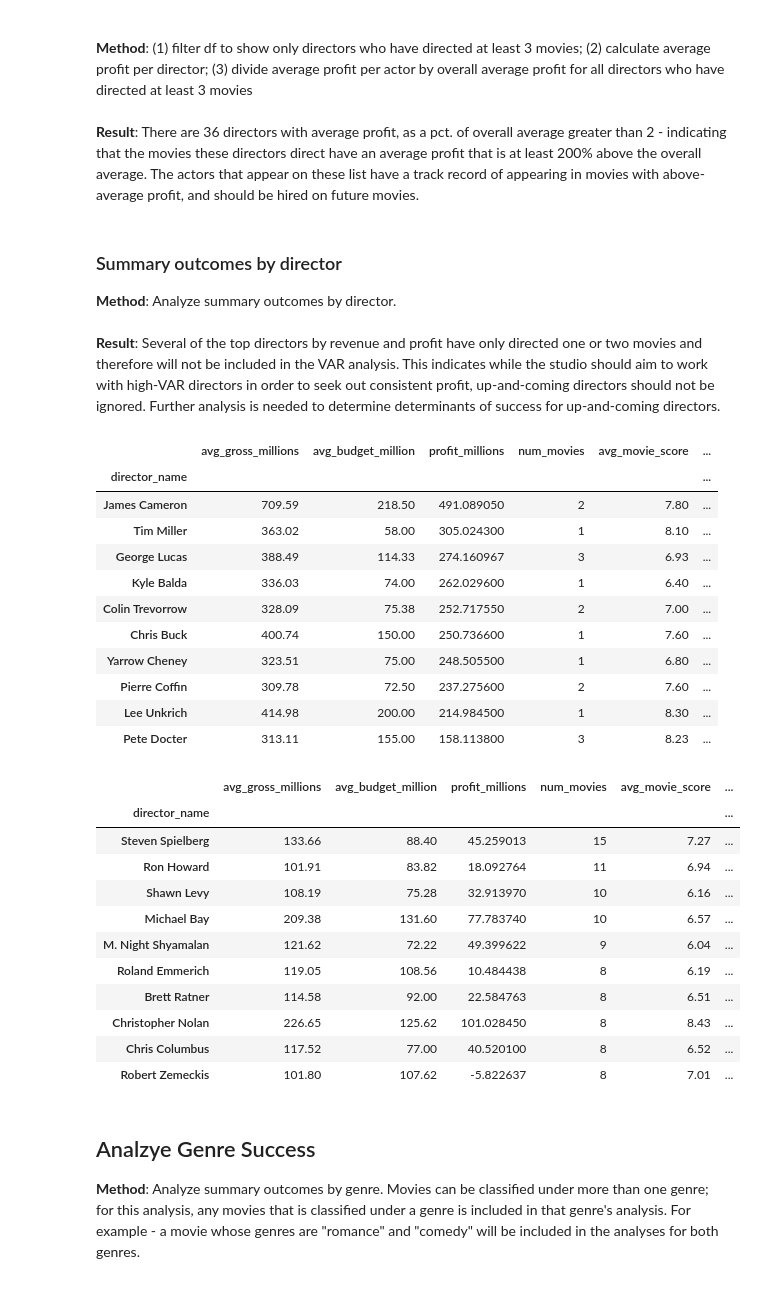
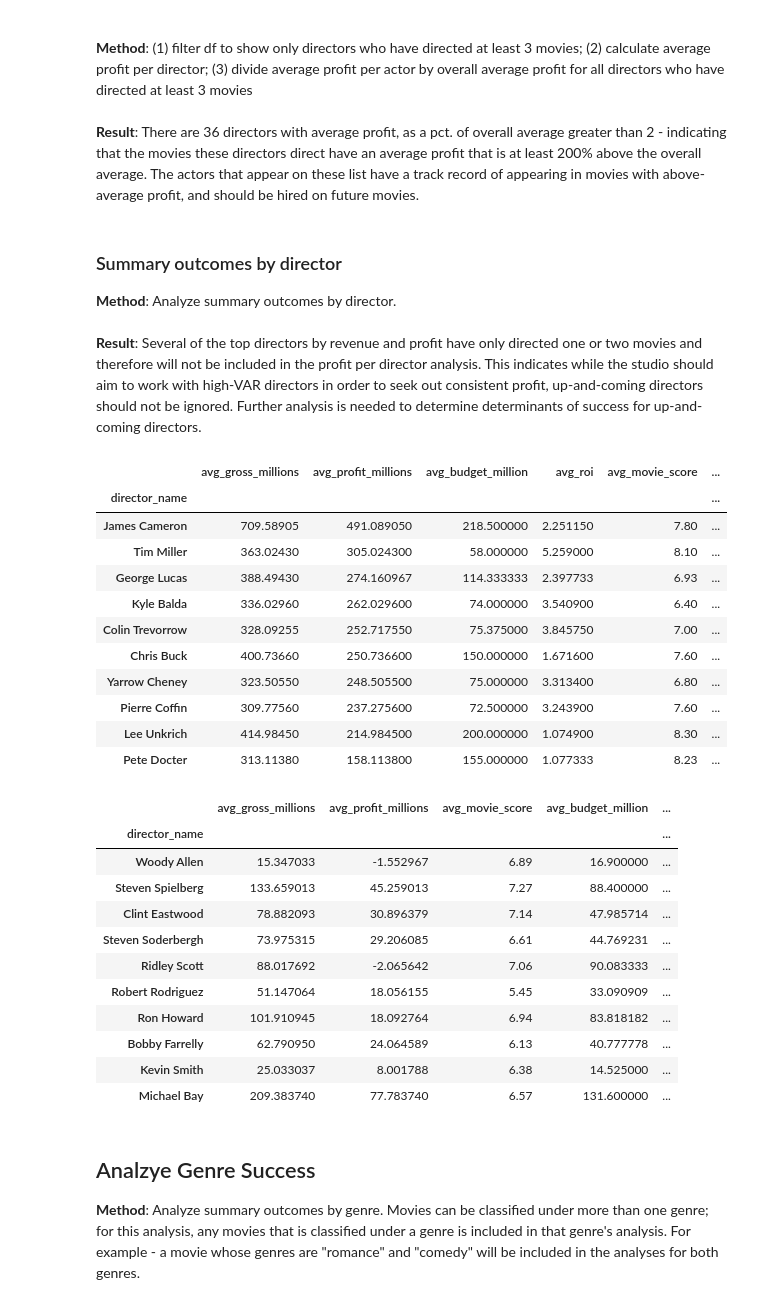
Before and after one commit to kristinkspanos/data_analysis_movie_studio, a Jupyter notebook: assignment_2_movie_data.ipynb, the cells around one changed output. Saved outputs shown, nothing was run; the diff lists cells and outputs as text; code cells hidden in the pictures.

```diff
--- a/assignment_2_movie_data.ipynb
+++ b/assignment_2_movie_data.ipynb
@@ -46,7 +46,11 @@ movies.drop_duplicates(subset=['movie_title','title_year'], keep=False, inplace=
 # reset index
 movies.reset_index(drop=True, inplace=True)
 # %%
-# transform budget and gross metrics
+# replace zeros in budget and gross columns with NaN
+movies['budget'] = movies['budget'].replace(0, np.NaN)
+movies['gross'] = movies['gross'].replace(0,np.NaN)
+
+# transform budget and gross metrics to show in millions
 movies['budget_millions'] = round(movies['budget'] / 1000000, 4)
 movies['gross_millions'] = round(movies['gross'] / 1000000, 4)
 
@@ -54,9 +58,6 @@ movies['gross_millions'] = round(movies['gross'] / 1000000, 4)
 movies['profit_millions'] = movies['gross_millions'] - movies['budget_millions']
 movies['roi'] = round((movies['profit_millions'] / movies['budget_millions']), 4)
 movies['profit_margin'] = movies['profit_millions'] / movies['gross_millions']
-
-movies['budget_millions'] = movies['budget_millions'].replace(0, np.NaN)
-movies['gross_millions'] = movies['gross_millions'].replace(0,np.NaN)
 # %% [markdown]
 ### Remove irrelevant movies
 **Challenge** - The dataset contains movies that are not relevant to the move studio's current strategy, including movies from as early as 1916 and non-English language movies.
@@ -380,10 +381,10 @@ director_profit_pct_mean_2 = director_total[director_total['profit_pct_mean'] >
 **Method**: Analyze summary outcomes by director.
 <br>
 <br>
-**Result**: Several of the top directors by revenue and profit have only directed one or two movies and therefore will not be included in the VAR analysis. This indicates while the studio should aim to work with high-VAR directors in order to seek out consistent profit, up-and-coming directors should not be ignored. Further analysis is needed to determine determinants of success for up-and-coming directors.
+**Result**: Several of the top directors by revenue and profit have only directed one or two movies and therefore will not be included in the profit per director analysis. This indicates while the studio should aim to work with high-VAR directors in order to seek out consistent profit, up-and-coming directors should not be ignored. Further analysis is needed to determine determinants of success for up-and-coming directors.
 # %%
 #group by director; calculate average of relevant variables
-directors_mean = movies[['director_name','gross_millions','profit_millions','movie_score','budget_millions','director_facebook_likes','movie_facebook_likes']].groupby(['director_name']).mean()
+directors_mean = movies[['director_name','gross_millions','profit_millions','budget_millions','roi','movie_score','director_facebook_likes','movie_facebook_likes']].groupby(['director_name']).mean()
 # %%
 #group by director; count number of movies
 directors_count = movies[['director_name','color']].groupby(['director_name']).count().sort_values(by='color',ascending = False)
@@ -394,6 +395,8 @@ directors_df_lst = [directors_mean, directors_count]
 directors_df = reduce(lambda left,right: pd.merge(left,right,on='director_name'), directors_df_lst)
 directors_df = directors_df.rename(columns = {'gross_millions': 'avg_gross_millions',
                                              'budget_millions': 'avg_budget_million',
+                                              'profit_millions':'avg_profit_millions',
+                                              'roi':'avg_roi',
                                              'movie_score': 'avg_movie_score',
                                              'director_facebook_likes':'avg_director_fb_likes',
                                              'movie_facebook_likes':'avg_movie_fb_likes'})
@@ -403,36 +406,36 @@ directors_df['avg_movie_fb_likes'] = round(directors_df['avg_movie_fb_likes'],2)
 directors_df.to_csv('directors_df.csv')
 # %%
 # directors with top average movie scores
-directors_df_filter.sort_values(by = 'profit_millions', ascending = False).head(10)
+directors_df.sort_values(by = 'avg_profit_millions', ascending = False).head(10)
 # %% [output]
-|  | avg_gross_millions | avg_budget_million | profit_millions | num_movies | avg_movie_score | ... |
+|  | avg_gross_millions | avg_profit_millions | avg_budget_million | avg_roi | avg_movie_score | ... |
 | director_name |  |  |  |  |  | ... |
-| James Cameron | 709.59 | 218.50 | 491.089050 | 2 | 7.80 | ... |
-| Tim Miller | 363.02 | 58.00 | 305.024300 | 1 | 8.10 | ... |
-| George Lucas | 388.49 | 114.33 | 274.160967 | 3 | 6.93 | ... |
-| Kyle Balda | 336.03 | 74.00 | 262.029600 | 1 | 6.40 | ... |
-| Colin Trevorrow | 328.09 | 75.38 | 252.717550 | 2 | 7.00 | ... |
-| Chris Buck | 400.74 | 150.00 | 250.736600 | 1 | 7.60 | ... |
-| Yarrow Cheney | 323.51 | 75.00 | 248.505500 | 1 | 6.80 | ... |
-| Pierre Coffin | 309.78 | 72.50 | 237.275600 | 2 | 7.60 | ... |
-| Lee Unkrich | 414.98 | 200.00 | 214.984500 | 1 | 8.30 | ... |
-| Pete Docter | 313.11 | 155.00 | 158.113800 | 3 | 8.23 | ... |
+| James Cameron | 709.58905 | 491.089050 | 218.500000 | 2.251150 | 7.80 | ... |
+| Tim Miller | 363.02430 | 305.024300 | 58.000000 | 5.259000 | 8.10 | ... |
+| George Lucas | 388.49430 | 274.160967 | 114.333333 | 2.397733 | 6.93 | ... |
+| Kyle Balda | 336.02960 | 262.029600 | 74.000000 | 3.540900 | 6.40 | ... |
+| Colin Trevorrow | 328.09255 | 252.717550 | 75.375000 | 3.845750 | 7.00 | ... |
+| Chris Buck | 400.73660 | 250.736600 | 150.000000 | 1.671600 | 7.60 | ... |
+| Yarrow Cheney | 323.50550 | 248.505500 | 75.000000 | 3.313400 | 6.80 | ... |
+| Pierre Coffin | 309.77560 | 237.275600 | 72.500000 | 3.243900 | 7.60 | ... |
+| Lee Unkrich | 414.98450 | 214.984500 | 200.000000 | 1.074900 | 8.30 | ... |
+| Pete Docter | 313.11380 | 158.113800 | 155.000000 | 1.077333 | 8.23 | ... |
 # %%
 # directors who directed the largest number of movies
-directors_df_filter.sort_values(by = 'num_movies', ascending = False).head(10)
+directors_df.sort_values(by = 'num_movies', ascending = False).head(10)
 # %% [output]
-|  | avg_gross_millions | avg_budget_million | profit_millions | num_movies | avg_movie_score | ... |
-| director_name |  |  |  |  |  | ... |
-| Steven Spielberg | 133.66 | 88.40 | 45.259013 | 15 | 7.27 | ... |
-| Ron Howard | 101.91 | 83.82 | 18.092764 | 11 | 6.94 | ... |
-| Shawn Levy | 108.19 | 75.28 | 32.913970 | 10 | 6.16 | ... |
-| Michael Bay | 209.38 | 131.60 | 77.783740 | 10 | 6.57 | ... |
-| M. Night Shyamalan | 121.62 | 72.22 | 49.399622 | 9 | 6.04 | ... |
-| Roland Emmerich | 119.05 | 108.56 | 10.484438 | 8 | 6.19 | ... |
-| Brett Ratner | 114.58 | 92.00 | 22.584763 | 8 | 6.51 | ... |
-| Christopher Nolan | 226.65 | 125.62 | 101.028450 | 8 | 8.43 | ... |
-| Chris Columbus | 117.52 | 77.00 | 40.520100 | 8 | 6.52 | ... |
-| Robert Zemeckis | 101.80 | 107.62 | -5.822637 | 8 | 7.01 | ... |
+|  | avg_gross_millions | avg_profit_millions | avg_movie_score | avg_budget_million | ... |
+| director_name |  |  |  |  | ... |
+| Woody Allen | 15.347033 | -1.552967 | 6.89 | 16.900000 | ... |
+| Steven Spielberg | 133.659013 | 45.259013 | 7.27 | 88.400000 | ... |
+| Clint Eastwood | 78.882093 | 30.896379 | 7.14 | 47.985714 | ... |
+| Steven Soderbergh | 73.975315 | 29.206085 | 6.61 | 44.769231 | ... |
+| Ridley Scott | 88.017692 | -2.065642 | 7.06 | 90.083333 | ... |
+| Robert Rodriguez | 51.147064 | 18.056155 | 5.45 | 33.090909 | ... |
+| Ron Howard | 101.910945 | 18.092764 | 6.94 | 83.818182 | ... |
+| Bobby Farrelly | 62.790950 | 24.064589 | 6.13 | 40.777778 | ... |
+| Kevin Smith | 25.033037 | 8.001788 | 6.38 | 14.525000 | ... |
+| Michael Bay | 209.383740 | 77.783740 | 6.57 | 131.600000 | ... |
 # %% [markdown]
 ## Analzye Genre Success
 
```
Also changed, not shown: parts of 3 cells of this notebook.
